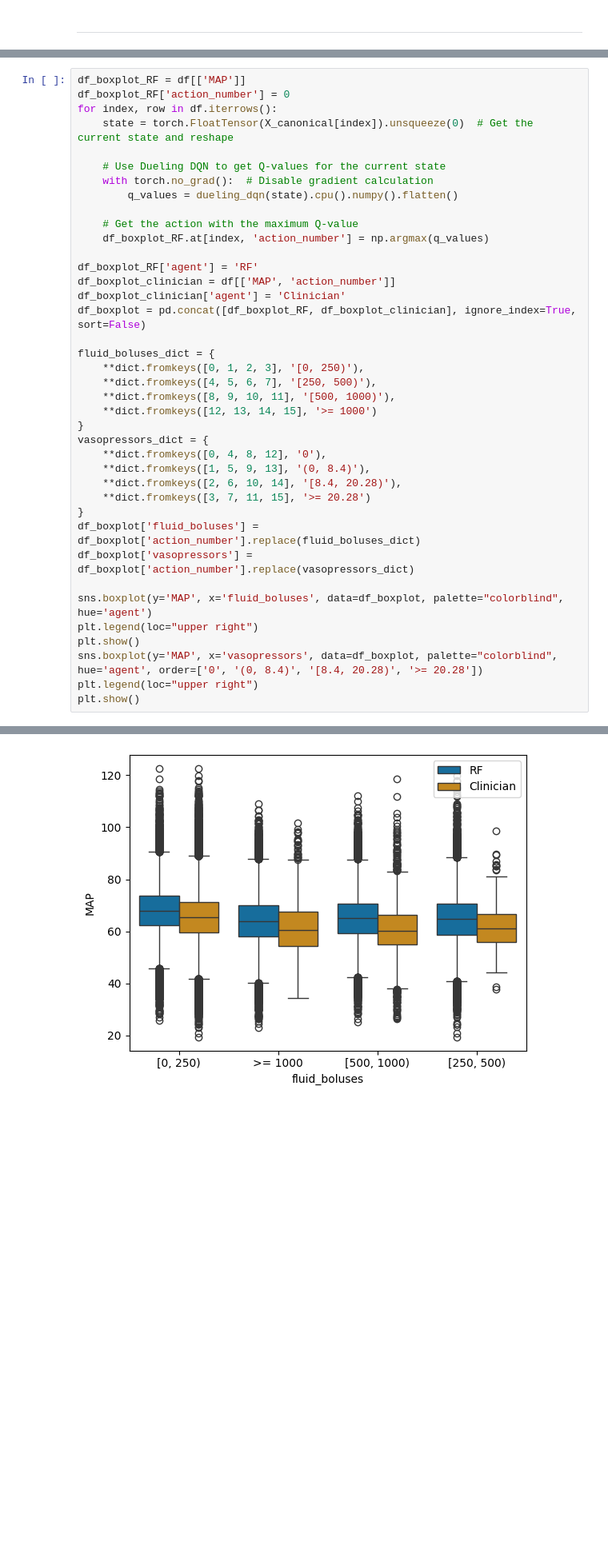
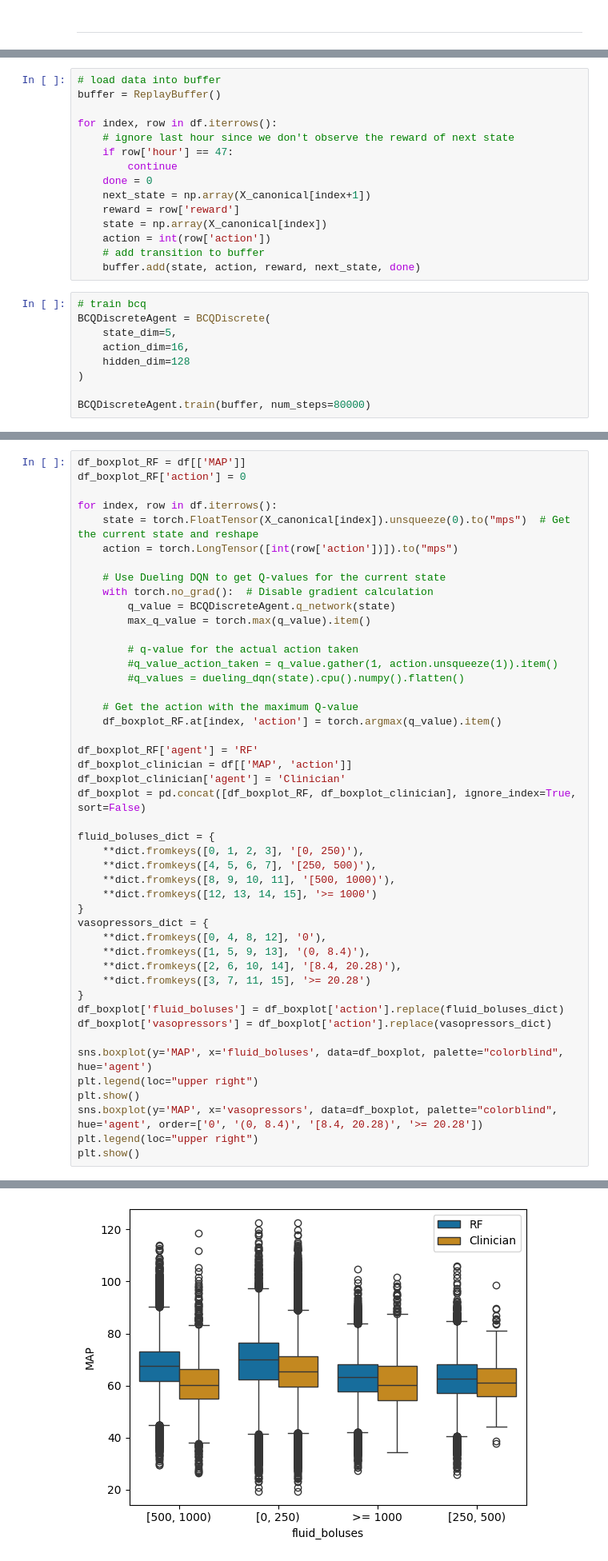
Before and after one commit to RuoqingEvelineWang/CS5446, a Jupyter notebook: notebooks/Clare-Hypotension.ipynb, the cells around one changed output, grey strips where cells are left out. Shown: that part at 80% size. Cells and saved outputs as stored; diff of their text form; blank space fills up the shorter version.

```diff
--- a/notebooks/Clare-Hypotension.ipynb
+++ b/notebooks/Clare-Hypotension.ipynb
@@ -468,0 +524,24 @@ Q_random /= num_patients
+# %%
+# load data into buffer
+buffer = ReplayBuffer()
+
+for index, row in df.iterrows():
+    # ignore last hour since we don't observe the reward of next state
+    if row['hour'] == 47:
+        continue
+    done = 0
+    next_state = np.array(X_canonical[index+1])
+    reward = row['reward']
+    state = np.array(X_canonical[index])
+    action = int(row['action'])
+    # add transition to buffer
+    buffer.add(state, action, reward, next_state, done)
+# %%
+# train bcq
+BCQDiscreteAgent = BCQDiscrete(
+    state_dim=5,
+    action_dim=16,
+    hidden_dim=128
+)
+
+BCQDiscreteAgent.train(buffer, num_steps=80000)
@@ -477,18 +610,25 @@ plt.show()
 # %%
 df_boxplot_RF = df[['MAP']]
-df_boxplot_RF['action_number'] = 0
+df_boxplot_RF['action'] = 0
+
 for index, row in df.iterrows():
-    state = torch.FloatTensor(X_canonical[index]).unsqueeze(0)  # Get the current state and reshape
+    state = torch.FloatTensor(X_canonical[index]).unsqueeze(0).to("mps")  # Get the current state and reshape
+    action = torch.LongTensor([int(row['action'])]).to("mps")
 
     # Use Dueling DQN to get Q-values for the current state
     with torch.no_grad():  # Disable gradient calculation
-        q_values = dueling_dqn(state).cpu().numpy().flatten()
+        q_value = BCQDiscreteAgent.q_network(state)
+        max_q_value = torch.max(q_value).item()
+
+        # q-value for the actual action taken
+        #q_value_action_taken = q_value.gather(1, action.unsqueeze(1)).item()
+        #q_values = dueling_dqn(state).cpu().numpy().flatten()
 
     # Get the action with the maximum Q-value
-    df_boxplot_RF.at[index, 'action_number'] = np.argmax(q_values)
+    df_boxplot_RF.at[index, 'action'] = torch.argmax(q_value).item()
 
 df_boxplot_RF['agent'] = 'RF'
-df_boxplot_clinician = df[['MAP', 'action_number']]
+df_boxplot_clinician = df[['MAP', 'action']]
 df_boxplot_clinician['agent'] = 'Clinician'
 df_boxplot = pd.concat([df_boxplot_RF, df_boxplot_clinician], ignore_index=True, sort=False)
 
@@ -504,8 +644,8 @@ vasopressors_dict = {
     **dict.fromkeys([2, 6, 10, 14], '[8.4, 20.28)'),
     **dict.fromkeys([3, 7, 11, 15], '>= 20.28')
 }
-df_boxplot['fluid_boluses'] = df_boxplot['action_number'].replace(fluid_boluses_dict)
-df_boxplot['vasopressors'] = df_boxplot['action_number'].replace(vasopressors_dict)
+df_boxplot['fluid_boluses'] = df_boxplot['action'].replace(fluid_boluses_dict)
+df_boxplot['vasopressors'] = df_boxplot['action'].replace(vasopressors_dict)
 
 sns.boxplot(y='MAP', x='fluid_boluses', data=df_boxplot, palette="colorblind", hue='agent')
 plt.legend(loc="upper right")
@@ -522,11 +662,11 @@ See the caveats in the documentation: https://pandas.pydata.org/pandas-docs/stab
 A value is trying to be set on a copy of a slice from a DataFrame.
 Try using .loc[row_indexer,col_indexer] = value instead
 
 See the caveats in the documentation: https://pandas.pydata.org/pandas-docs/stable/user_guide/indexing.html#returning-a-view-versus-a-copy
   df_boxplot_RF['agent'] = 'RF'
 A value is trying to be set on a copy of a slice from a DataFrame.
 Try using .loc[row_indexer,col_indexer] = value instead
 
 See the caveats in the documentation: https://pandas.pydata.org/pandas-docs/stable/user_guide/indexing.html#returning-a-view-versus-a-copy
   df_boxplot_clinician['agent'] = 'Clinician'
-[figure, old version]
+[figure, new version]
```
Also changed, not shown: parts of 17 cells of this notebook.
